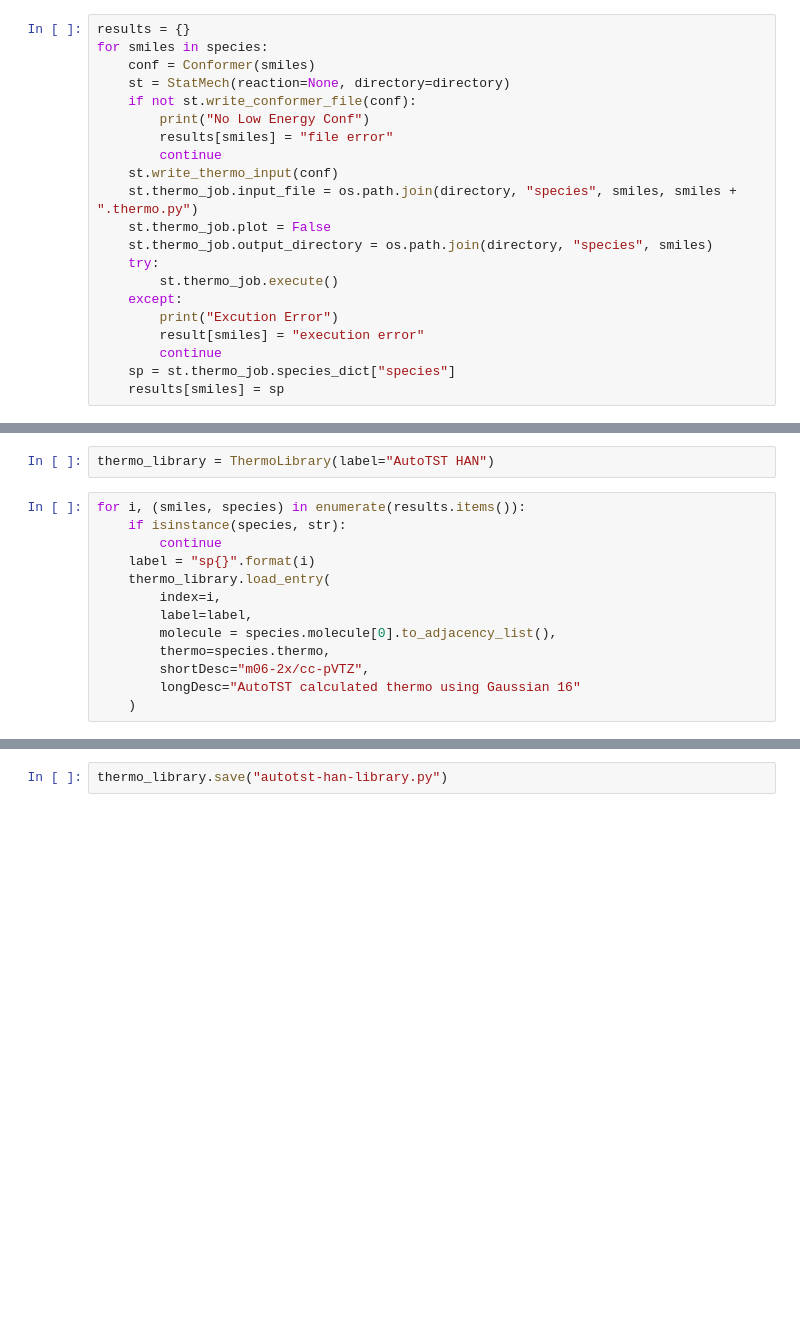
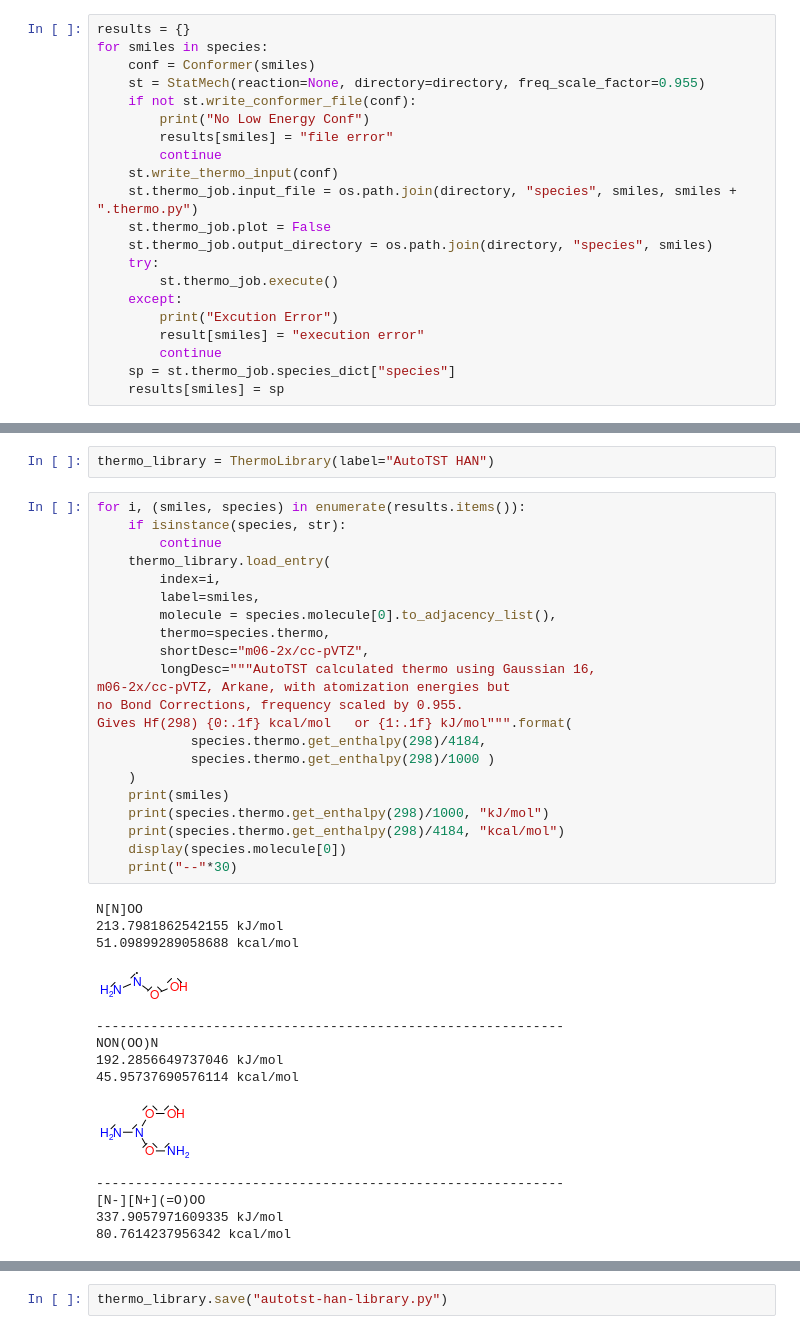
Before and after one commit to ChrisBNEU/HAN, a Jupyter notebook: RMG-model/autotst/get-thermo.ipynb, the cells around one changed output, grey strips where cells are left out. Cells and saved outputs as stored; diff of their text form; blank space fills up the shorter version.

Commit message:
Additional changes to double check that our thermo estimates are reasonable

```diff
--- a/RMG-model/autotst/get-thermo.ipynb
+++ b/RMG-model/autotst/get-thermo.ipynb
@@ -13,7 +13,7 @@ species = os.listdir(os.path.join(directory, "species"))
 results = {}
 for smiles in species:
     conf = Conformer(smiles)
-    st = StatMech(reaction=None, directory=directory)
+    st = StatMech(reaction=None, directory=directory, freq_scale_factor=0.955)
     if not st.write_conformer_file(conf):
         print("No Low Energy Conf")
         results[smiles] = "file error"
@@ -101,13 +100,36 @@ thermo_library = ThermoLibrary(label="AutoTST HAN")
 # %%
 for i, (smiles, species) in enumerate(results.items()):
     if isinstance(species, str):
         continue
-    label = "sp{}".format(i)
     thermo_library.load_entry(
         index=i,
-        label=label,
+        label=smiles,
         molecule = species.molecule[0].to_adjacency_list(),
         thermo=species.thermo,
         shortDesc="m06-2x/cc-pVTZ",
-        longDesc="AutoTST calculated thermo using Gaussian 16"
+        longDesc="""AutoTST calculated thermo using Gaussian 16,
+m06-2x/cc-pVTZ, Arkane, with atomization energies but
+no Bond Corrections, frequency scaled by 0.955.
+Gives Hf(298) {0:.1f} kcal/mol   or {1:.1f} kJ/mol""".format(
+            species.thermo.get_enthalpy(298)/4184,
+            species.thermo.get_enthalpy(298)/1000 )
     )
+    print(smiles)
+    print(species.thermo.get_enthalpy(298)/1000, "kJ/mol")
+    print(species.thermo.get_enthalpy(298)/4184, "kcal/mol")
+    display(species.molecule[0])
+    print("--"*30)
+# %% [output]
+N[N]OO
+213.7981862542155 kJ/mol
+51.09899289058688 kcal/mol
+[figure, added]
+------------------------------------------------------------
+NON(OO)N
+192.2856649737046 kJ/mol
+45.95737690576114 kcal/mol
+[figure, added]
+------------------------------------------------------------
+[N-][N+](=O)OO
+337.9057971609335 kJ/mol
+80.7614237956342 kcal/mol
```
Also changed, not shown: parts of 2 cells of this notebook, 3 other files.
